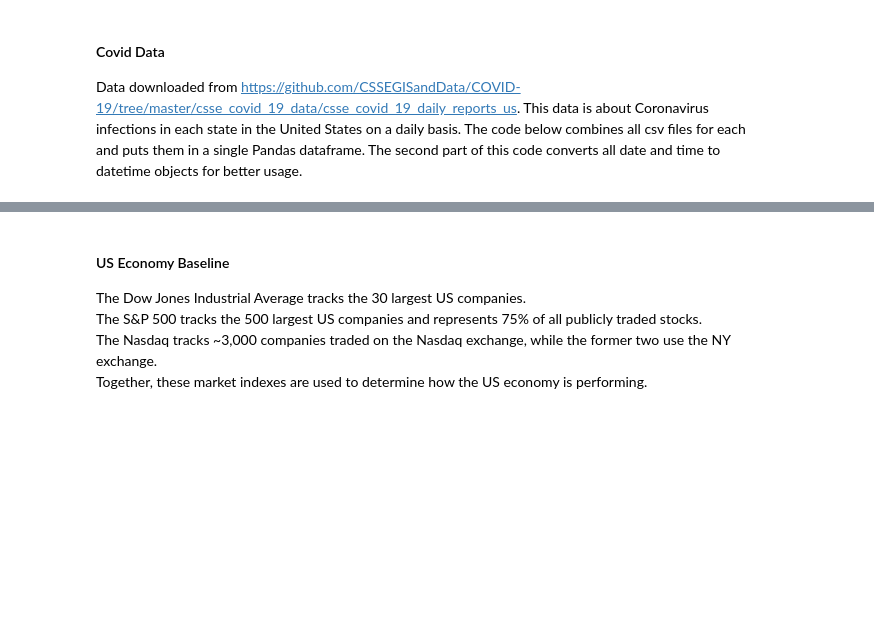
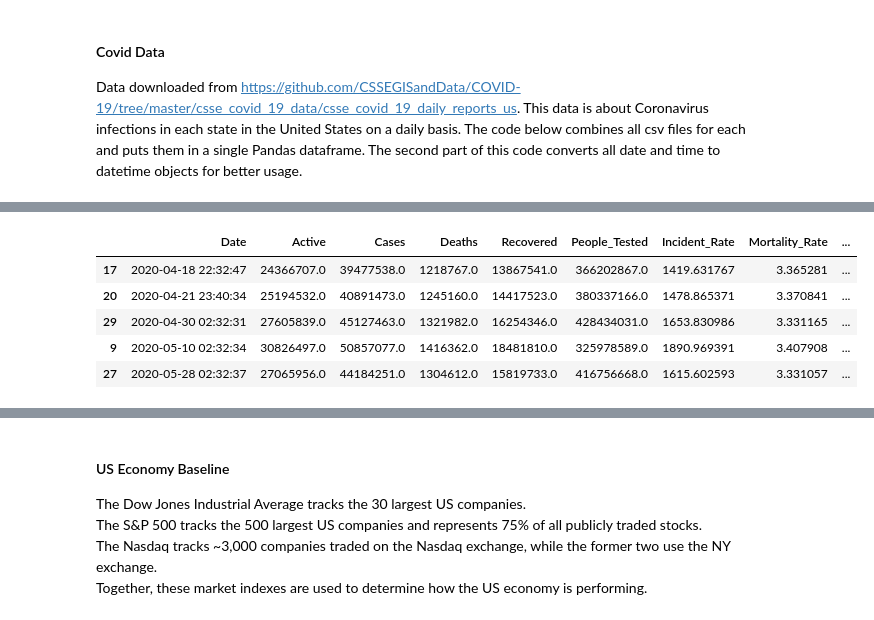
Before and after one commit to JonathanConn/320_final, a Jupyter notebook: main.ipynb, the cells around one changed output, grey strips where cells are left out. Saved outputs shown, nothing was run; the diff lists cells and outputs as text; code cells hidden in the pictures; blank space fills up the shorter version.

```diff
--- a/main.ipynb
+++ b/main.ipynb
@@ -72,0 +62,33 @@ covid_df.head(5)
+# %%
+total_df = pd.DataFrame()
+
+cases = covid_df.groupby(covid_df['Date'].dt.day)['Cases'].sum()
+deaths = covid_df.groupby(covid_df['Date'].dt.day)['Deaths'].sum()
+
+
+for i, df in covid_df.groupby(covid_df['Date'].dt.day):
+    temp = {}
+
+    temp['Date'] = df['Date'].iloc[0]
+
+    for j in ['Cases', 'Deaths', 'Recovered', 'Active', 'People_Tested']:
+        temp[j] = df[j].sum()
+
+    for j in ['Incident_Rate', 'Mortality_Rate', 'Testing_Rate']:
+        temp[j] = df[j].mean()
+
+    total_df = total_df.append(temp, ignore_index=True)
+
+total_df = total_df[['Date', 'Active', 'Cases', 'Deaths', 'Recovered',
+                     'People_Tested', 'Incident_Rate', 'Mortality_Rate',
+                    'Testing_Rate']]
+
+total_df = total_df.sort_values('Date')
+total_df.head(5)
+# %% [output]
+|  | Date | Active | Cases | Deaths | Recovered | People_Tested | Incident_Rate | Mortality_Rate | ... |
+| 17 | 2020-04-18 22:32:47 | 24366707.0 | 39477538.0 | 1218767.0 | 13867541.0 | 366202867.0 | 1419.631767 | 3.365281 | ... |
+| 20 | 2020-04-21 23:40:34 | 25194532.0 | 40891473.0 | 1245160.0 | 14417523.0 | 380337166.0 | 1478.865371 | 3.370841 | ... |
+| 29 | 2020-04-30 02:32:31 | 27605839.0 | 45127463.0 | 1321982.0 | 16254346.0 | 428434031.0 | 1653.830986 | 3.331165 | ... |
+| 9 | 2020-05-10 02:32:34 | 30826497.0 | 50857077.0 | 1416362.0 | 18481810.0 | 325978589.0 | 1890.969391 | 3.407908 | ... |
+| 27 | 2020-05-28 02:32:37 | 27065956.0 | 44184251.0 | 1304612.0 | 15819733.0 | 416756668.0 | 1615.602593 | 3.331057 | ... |
```
Also changed, not shown: parts of 2 cells of this notebook, 1 other file.
